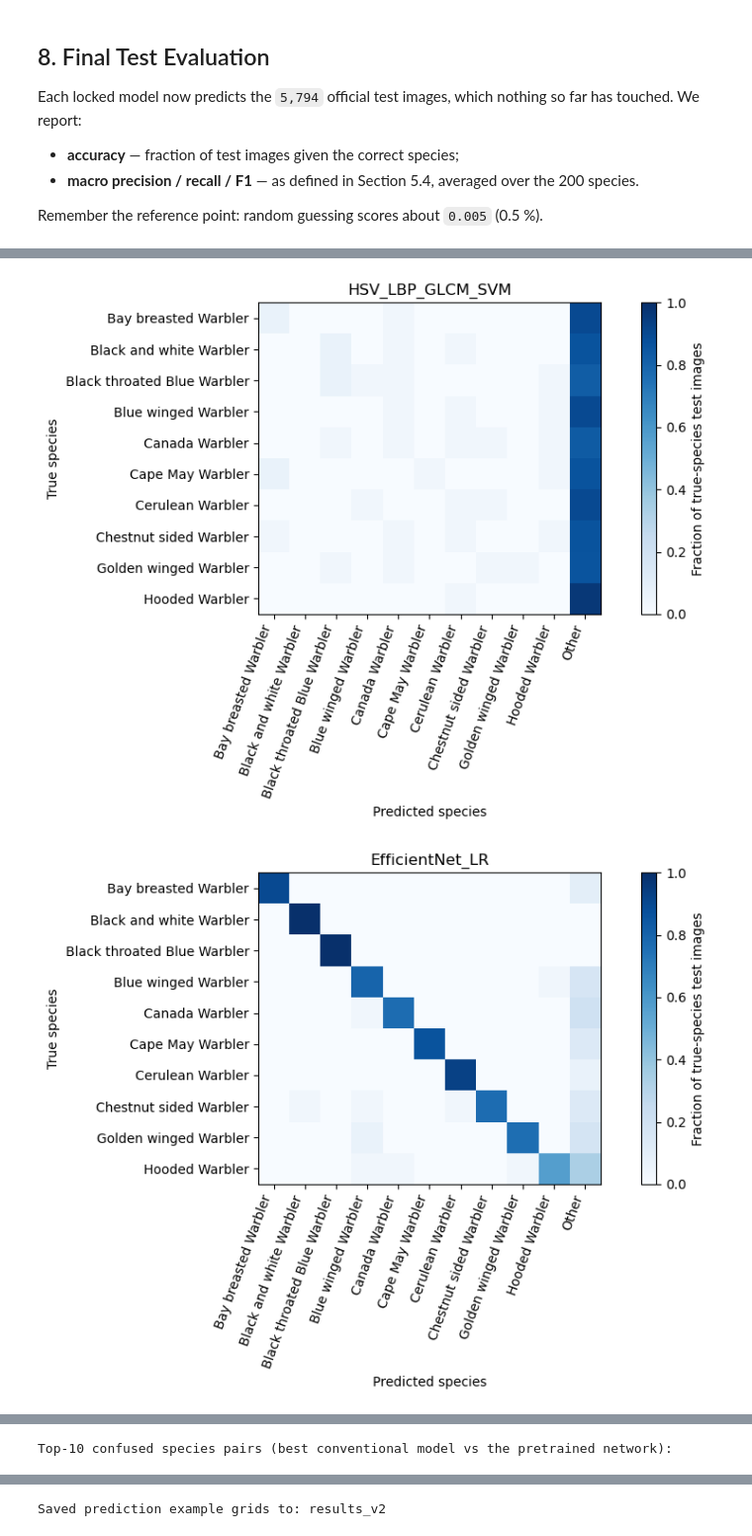
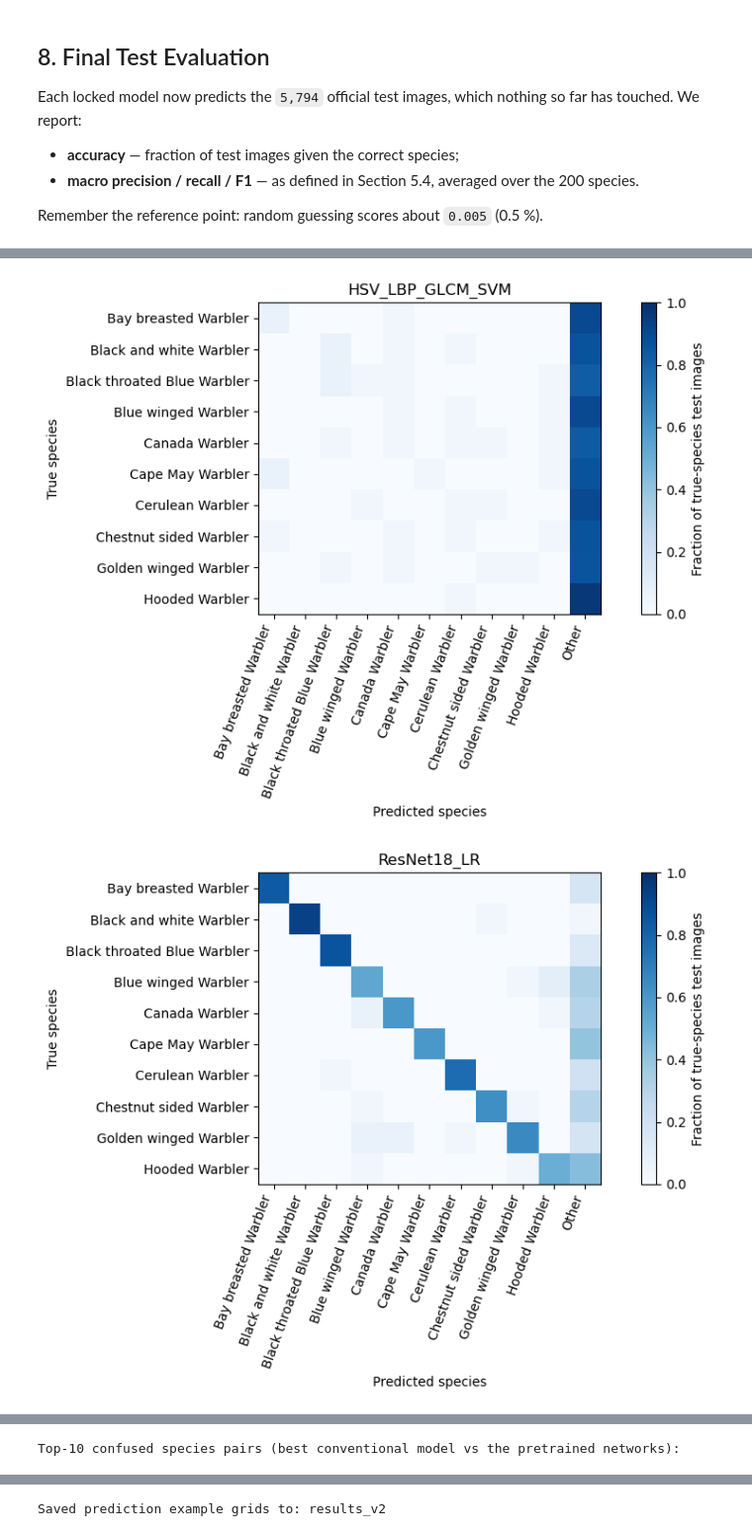
Before and after one commit to HaLTic/ML_Project_Birds, a Jupyter notebook: cosc434-group12-project-v2.ipynb, the cells around one changed output, grey strips where cells are left out. Shown at 99% size. Cells and saved outputs as stored; diff of their text form; code cells hidden in the pictures.

Commit message:
Prog: refactored everything, Added two new models, DINOv2 and ResNet18

```diff
--- a/cosc434-group12-project-v2.ipynb
+++ b/cosc434-group12-project-v2.ipynb
@@ -448,14 +458,14 @@ def extract_colour_texture_features(rows):
     return {feature_name: np.array(vectors) for feature_name, vectors in tables.items()}
 
 
-def load_or_extract(cache_file, extract_function, rows):
-    """Load features saved by an earlier run, or compute them now and save them for next time."""
+def load_or_extract(cache_file, extract_function, *arguments):
+    """Load features saved by an earlier run, or call extract_function(*arguments) now and save the result."""
     if cache_file.is_file():
         print('Loaded saved features:', cache_file.name)
         return dict(np.load(cache_file))
-    print(f'Extracting features for {len(rows)} images -> {cache_file.name}')
+    print('Extracting features ->', cache_file.name)
     started = perf_counter()
-    arrays = extract_function(rows)
+    arrays = extract_function(*arguments)
     extraction_seconds[cache_file.stem] = perf_counter() - started
     np.savez_compressed(cache_file, **arrays)
     return arrays
@@ -513,7 +523,9 @@ MODEL_FEATURES = {
     'HSV_SVM':          ['hsv'],
     'HSV_LBP_SVM':      ['hsv', 'lbp'],
     'HSV_LBP_GLCM_SVM': ['hsv', 'lbp', 'glcm'],
-    'EfficientNet_LR':  ['cnn'],          # these features are created in Section 6
+    'ResNet18_LR':      ['resnet18'],
+    'EfficientNet_LR':  ['efficientnet'],
+    'DINOv2_LR':        ['dinov2'],
 }
 
 def get_features(model_name, split_name):
@@ -543,7 +555,9 @@ MODEL_BUILDERS = {
     'HSV_SVM':          build_linear_svm,
     'HSV_LBP_SVM':      build_linear_svm,
     'HSV_LBP_GLCM_SVM': build_linear_svm,
+    'ResNet18_LR':      build_scaled_logistic_regression,
     'EfficientNet_LR':  build_scaled_logistic_regression,
+    'DINOv2_LR':        build_scaled_logistic_regression,
 }
 # %% [markdown]
 ### 5.4 Choosing `C` on the validation set
@@ -676,5 +742,6 @@ After this cell, all five models and their `C` values are **locked**: they were
 # %%
-tune_model('EfficientNet_LR')
+for model_name in ['ResNet18_LR', 'EfficientNet_LR', 'DINOv2_LR']:
+    tune_model(model_name)
 
 selected_models = pd.DataFrame(selected_rows).set_index('model')
 selected_models.to_csv(OUTPUT / 'selected_models.csv')
@@ -805,27 +892,27 @@ warbler_positions = [list(class_ids).index(class_id) for class_id in warbler_ids
 # %%
 pair_rows = []
 for model_name in models:
     matrix = confusion_matrix(y_test, predictions[model_name], labels=class_ids)
     pd.DataFrame(matrix, index=class_ids, columns=class_ids).to_csv(OUTPUT / f'{model_name}_confusion.csv')
 
     # Precision, recall and F1 for every single species.
     report = classification_report(y_test, predictions[model_name], labels=class_ids,
                                    target_names=[bird_name(class_id) for class_id in class_ids],
                                    output_dict=True, zero_division=0)
     pd.DataFrame(report).T.to_csv(OUTPUT / f'{model_name}_per_species.csv')
 
     for pair in most_confused_pairs(matrix):
         pair_rows.append({'model': model_name, **pair})
 
     plot_warbler_confusion(matrix, model_name)
 
 top_pairs = pd.DataFrame(pair_rows)
 top_pairs.to_csv(OUTPUT / 'top_confusion_pairs.csv', index=False)
-print('Top-10 confused species pairs (best conventional model vs the pretrained network):')
-display(top_pairs[top_pairs['model'].isin(['HSV_LBP_GLCM_SVM', 'EfficientNet_LR'])])
+print('Top-10 confused species pairs (best conventional model vs the pretrained networks):')
+display(top_pairs[top_pairs['model'].isin(['HSV_LBP_GLCM_SVM', 'EfficientNet_LR', 'DINOv2_LR'])])
 # %% [output]
 [figure]
 [figure]
 [figure]
 [figure]
-[figure, old version]
+[figure, new version]
@@ -832,4 +921,4 @@ display(top_pairs[top_pairs['model'].isin(['HSV_LBP_GLCM_SVM', 'EfficientNet_LR'
-Top-10 confused species pairs (best conventional model vs the pretrained network):
+Top-10 confused species pairs (best conventional model vs the pretrained networks):
 |  | model | true_species | predicted_species | count |
 | 30 | HSV_LBP_GLCM_SVM | Scarlet Tanager | Baltimore Oriole | 8 |
 | 31 | HSV_LBP_GLCM_SVM | Gadwall | Red breasted Merganser | 8 |
```
Also changed, not shown: parts of 17 cells of this notebook, 22 other files.
